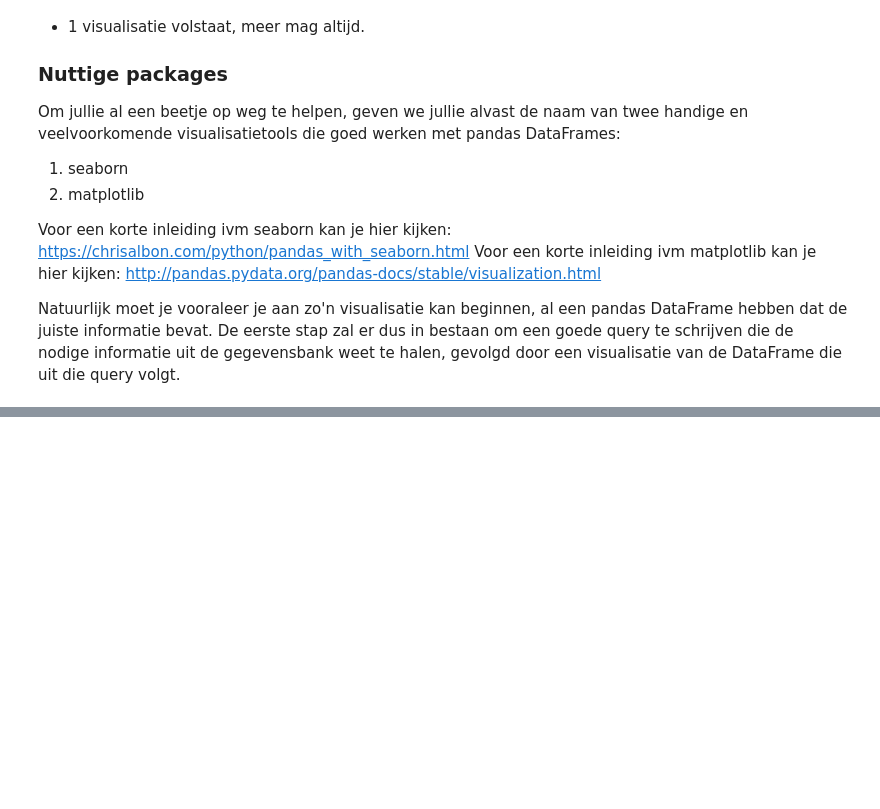
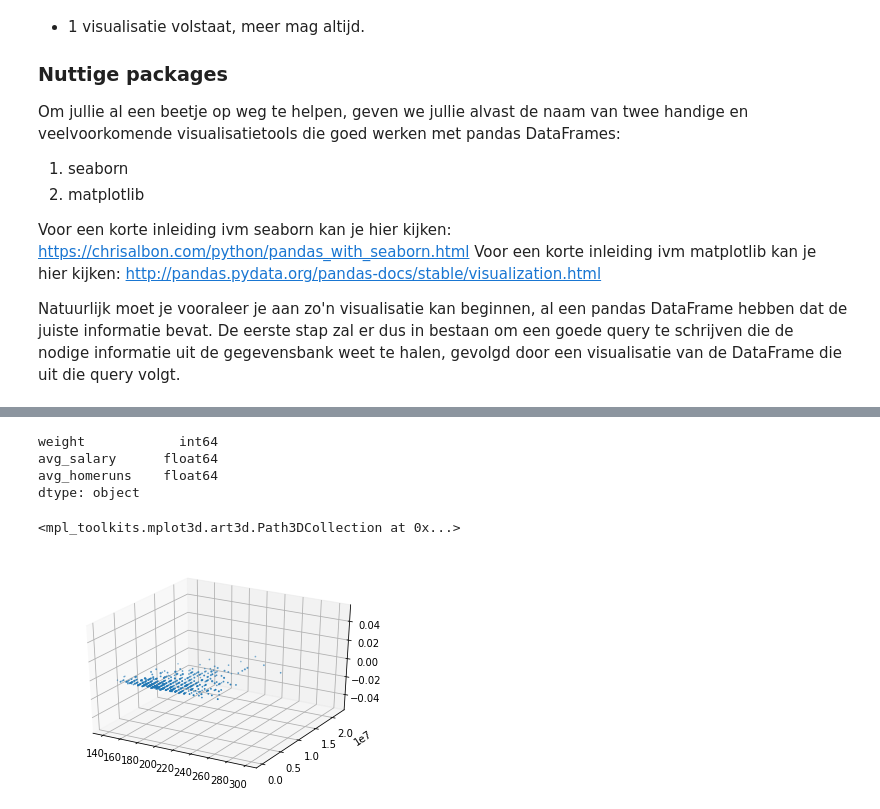
Before and after one commit to eliasverheyen/DB_PART4, a Jupyter notebook: Pt IV_0905.ipynb, the cells around one changed output, grey strips where cells are left out. Saved outputs shown, nothing was run; the diff lists cells and outputs as text; code cells hidden in the pictures; blank space fills up the shorter version.

```diff
--- a/Pt IV_0905.ipynb
+++ b/Pt IV_0905.ipynb
@@ -305,0 +327,20 @@ plt.scatter(vis_np[:, 0], vis_np[:, 1], c=y, cmap='viridis')
+# %%
+#VISUALISATIE 2
+column_names3 = ['weight', 'avg_salary','avg_homeruns']
+
+def vis_query(connection, column_names):
+    query="""
+    SELECT m.Weight, AVG(s.Salary), AVG(b.HR)*10
+    FROM salaries as s, Master as m, battingpost as b
+    WHERE m.PlayerID = s.PlayerID AND m.playerID = b.playerID
+    GROUP BY(m.PlayerID)
+    """
+
+    # Stap 2 & 3
+    res = run_query(connection, query)         # Query uitvoeren
+    df = res_to_df(res, column_names)          # Query in DataFrame brengen
+
+    return df
+
+vis2_pd = vis_query(c, column_names3)
+vis2_pd.head()
@@ -305,0 +354,19 @@ plt.scatter(vis_np[:, 0], vis_np[:, 1], c=y, cmap='viridis')
+# %%
+vis2_pd['avg_salary'] = vis_pandas['avg_salary'].astype('float')
+vis2_pd['avg_homeruns'] = vis_pandas['avg_homeruns'].astype('float')
+vis2_pd.dtypes
+# %% [output]
+weight            int64
+avg_salary      float64
+avg_homeruns    float64
+dtype: object
+# %%
+from mpl_toolkits.mplot3d import Axes3D
+vis2_np = np.array(vis2_pd)
+#numpy array verliest kolomnaam, 1ste is weight, 2de avg_salary, 3de avg_homeruns
+plt.figure()
+plt.subplot(111, projection ='3d')
+plt.scatter(vis2_np[:, 0], vis2_np[:, 1], vis2_np[:, 2])
+# %% [output]
+<mpl_toolkits.mplot3d.art3d.Path3DCollection at 0x...>
+[figure, added]
```
Also changed, not shown: parts of 6 cells of this notebook.
